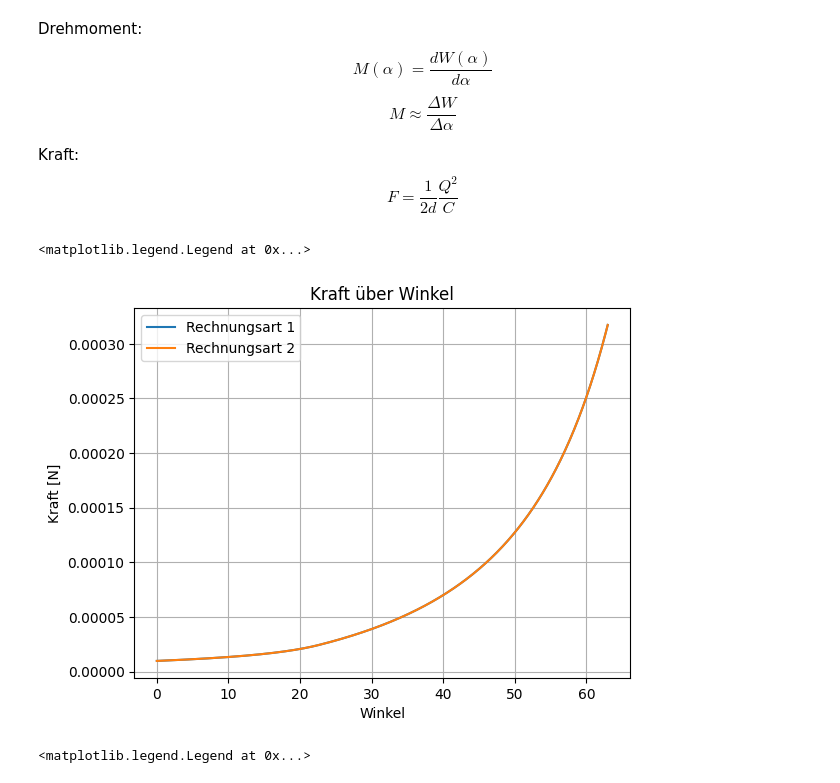
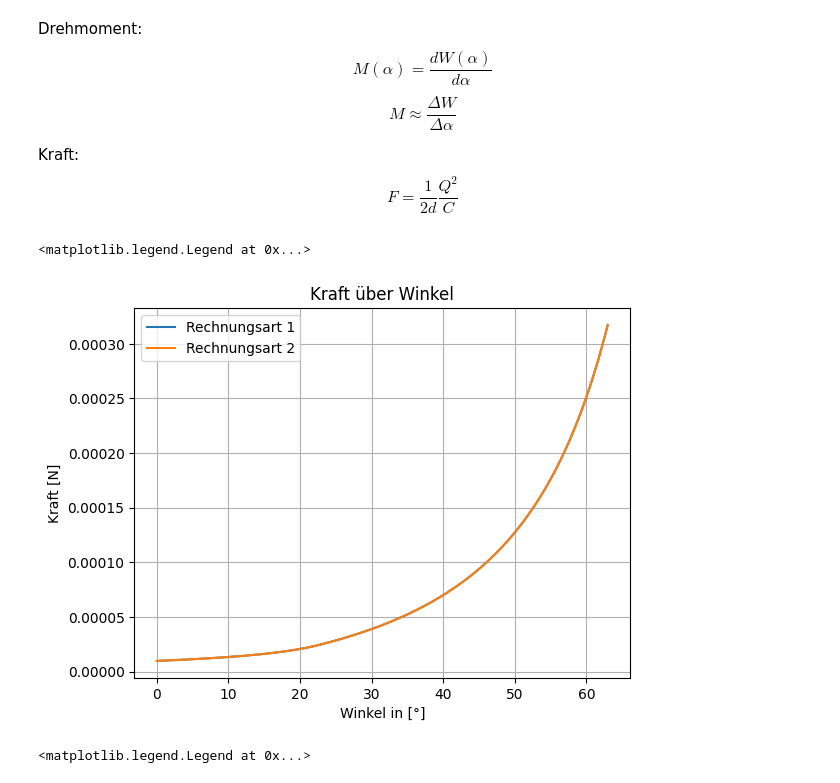
Before and after one commit to HansPeter21/COP_Elektrostatik, a Jupyter notebook: Projekt_ES_Albertin_Schegg.ipynb, the cells around one changed output. Drawn from its saved outputs; the diff is of its cells as text; code cells hidden in the pictures.

```diff
--- a/Projekt_ES_Albertin_Schegg.ipynb
+++ b/Projekt_ES_Albertin_Schegg.ipynb
@@ -230,14 +262,14 @@ Mf1 = F1*a
 # %%
 plt.plot(alpha[0,:-300], F[0,:-300], label="Rechnungsart 1")
 plt.plot(alpha[0,:-300], F1[0,:-300], label="Rechnungsart 2")
 plt.title("Kraft über Winkel")
 plt.ylabel("Kraft [N]")
-plt.xlabel("Winkel")
+plt.xlabel("Winkel in [°]")
 plt.grid()
 plt.legend()
 # %% [output]
 <matplotlib.legend.Legend at 0x...>
-[figure, old version]
+[figure, new version]
 # %%
 M = []
 for i in range(W.shape[1] - 1):  # Spaltenanzahl minus 1
```
Also changed, not shown: parts of 14 cells of this notebook.
